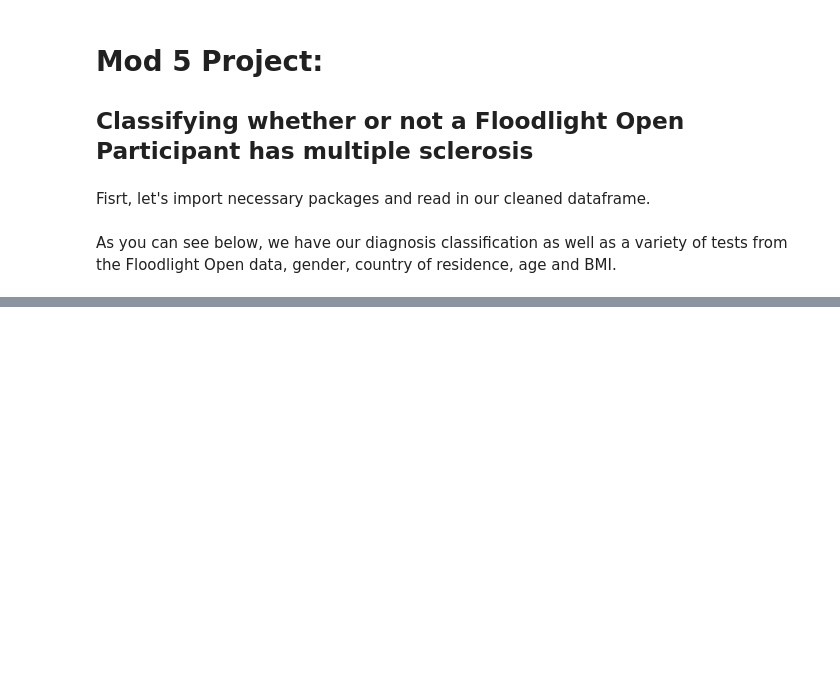
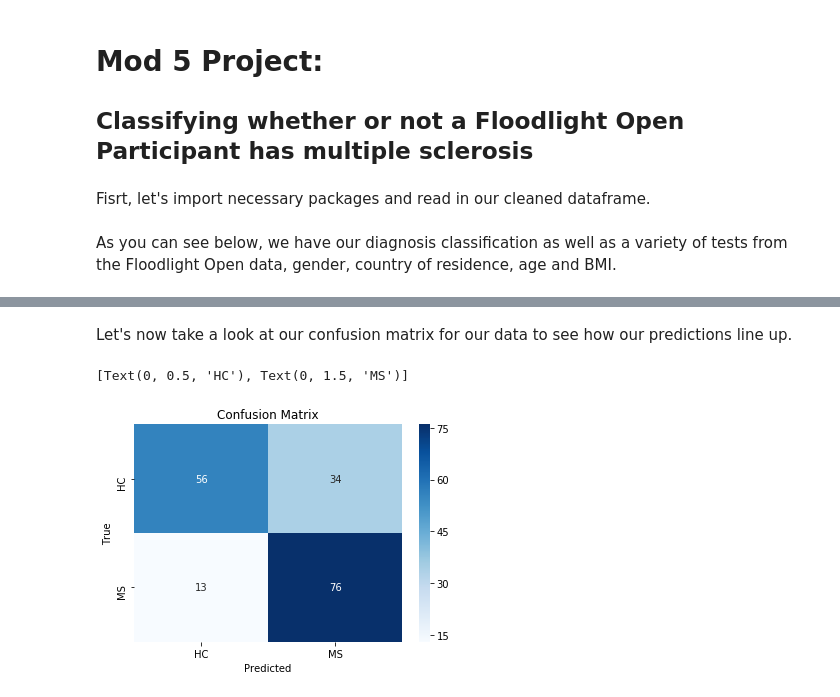
Before and after one commit to ndelrossi7/FloodlightOpenModel, a Jupyter notebook: Mod5Notebook.ipynb, the cells around one changed output, grey strips where cells are left out. Cells and saved outputs as stored; diff of their text form; code cells hidden in the pictures; blank space fills up the shorter version.

```diff
--- a/Mod5Notebook.ipynb
+++ b/Mod5Notebook.ipynb
@@ -45,0 +87,22 @@ KeyboardInterrupt:
+# %%
+vals = maindf.iloc[:, 2:]
+diag = maindf.iloc[:, 1:2]
+X_train, X_test, y_train, y_test = train_test_split(vals, diag, test_size = 0.2, random_state = 42)
+# %%
+logregbase = LogisticRegression(random_state=42)
+logregbase.fit(X_train, y_train)
+# print(logregbase.score(X_train, y_train, sample_weight=None))
+
+y_pred = logregbase.predict(X_test)
+training_preds = logregbase.predict(X_train)
+
+
+logregbase.coef_
+
+logregbase.intercept_
+
+training_accuracy = accuracy_score(y_train, training_preds)
+val_accuracy = accuracy_score(y_test, y_pred)
+
+print('Training Accuracy: {:.4}%'.format(training_accuracy * 100))
+print('Testing accuracy: {:.4}%'.format(val_accuracy * 100))
@@ -45,0 +123,14 @@ KeyboardInterrupt:
+# %% [markdown]
+Let's now take a look at our confusion matrix for our data to see how our predictions line up.
+# %%
+confusion = confusion_matrix(y_test, y_pred)
+
+ax = plt.subplot()
+sns.heatmap(confusion, annot=True, ax = ax, cmap='Blues')
+
+ax.set_xlabel('Predicted');ax.set_ylabel('True');
+ax.set_title('Confusion Matrix');
+ax.xaxis.set_ticklabels(['HC', 'MS']); ax.yaxis.set_ticklabels(['HC', 'MS'])
+# %% [output]
+[Text(0, 0.5, 'HC'), Text(0, 1.5, 'MS')]
+[figure, added]
```
Also changed, not shown: parts of 32 cells of this notebook, 3 other files.
